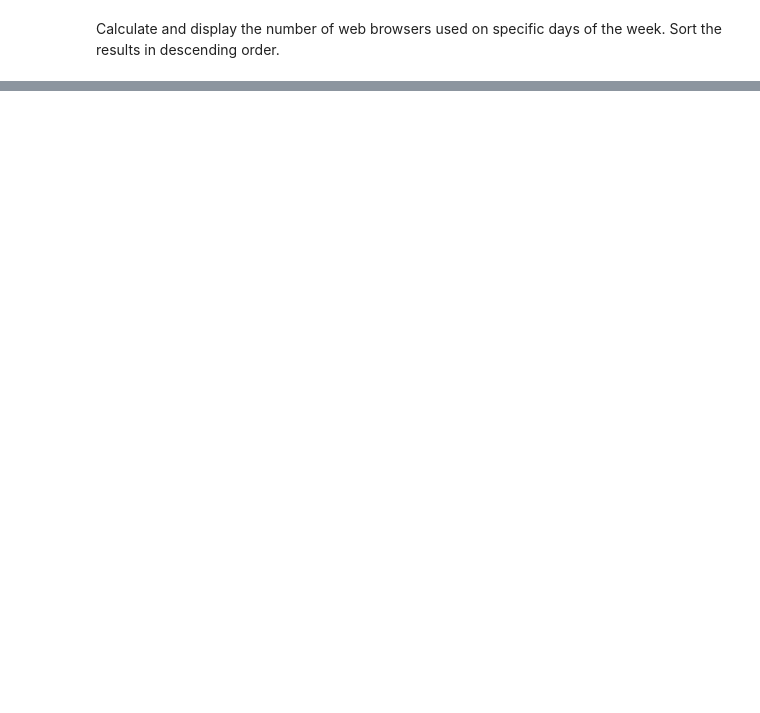
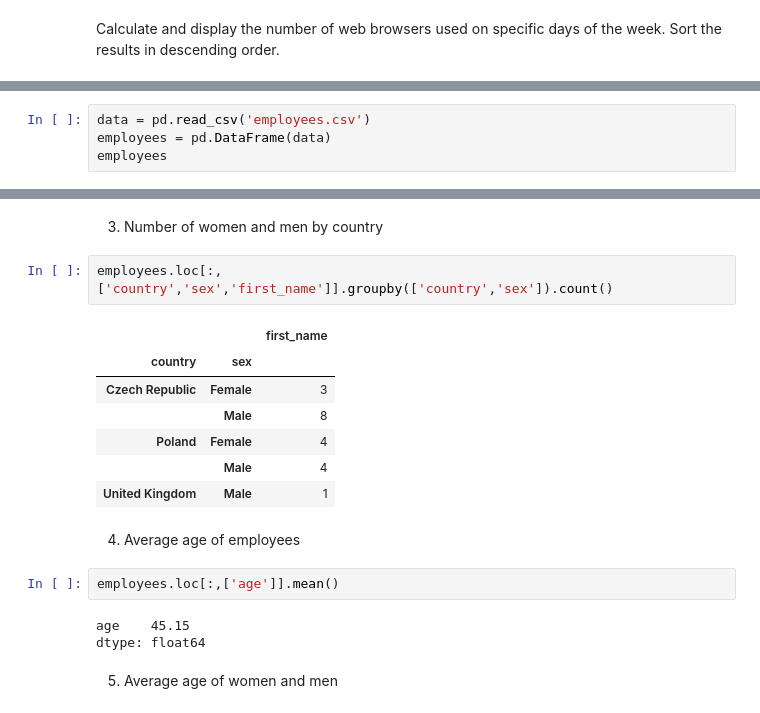
Before and after one commit to andmaziarz/pvd, a Jupyter notebook: Data Processing/data-grouping.ipynb, the cells around one changed output, grey strips where cells are left out. Saved outputs shown, nothing was run; the diff lists cells and outputs as text; blank space fills up the shorter version.

Commit message:
data processing

```diff
--- a/Data Processing/data-grouping.ipynb
+++ b/Data Processing/data-grouping.ipynb
@@ -61,0 +80,4 @@ The 'employees.csv' file contains data of employees of one of the IT companies.
+# %%
+data = pd.read_csv('employees.csv')
+employees = pd.DataFrame(data)
+employees
@@ -61,0 +119,21 @@ The 'employees.csv' file contains data of employees of one of the IT companies.
+# %% [markdown]
+3. Number of women and men by country
+# %%
+employees.loc[:,['country','sex','first_name']].groupby(['country','sex']).count()
+# %% [output]
+|  |  | first_name |
+| country | sex |  |
+| Czech Republic | Female | 3 |
+|  | Male | 8 |
+| Poland | Female | 4 |
+|  | Male | 4 |
+| United Kingdom | Male | 1 |
+# %% [markdown]
+4. Average age of employees
+# %%
+employees.loc[:,['age']].mean()
+# %% [output]
+age    45.15
+dtype: float64
+# %% [markdown]
+5. Average age of women and men
```
Also changed, not shown: parts of 23 cells of this notebook, 19 other files.
